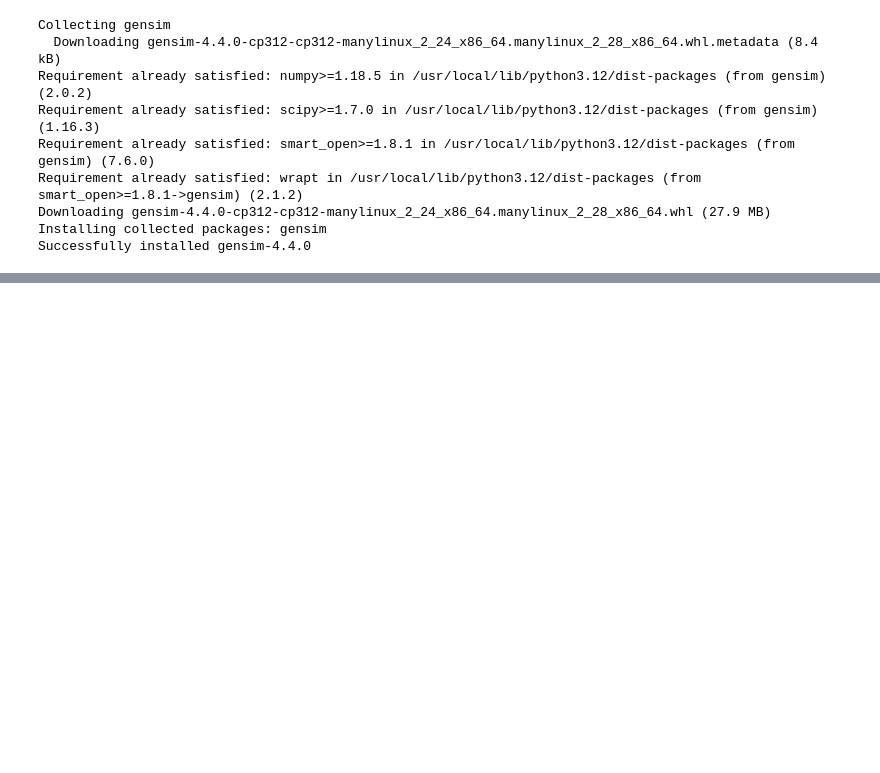
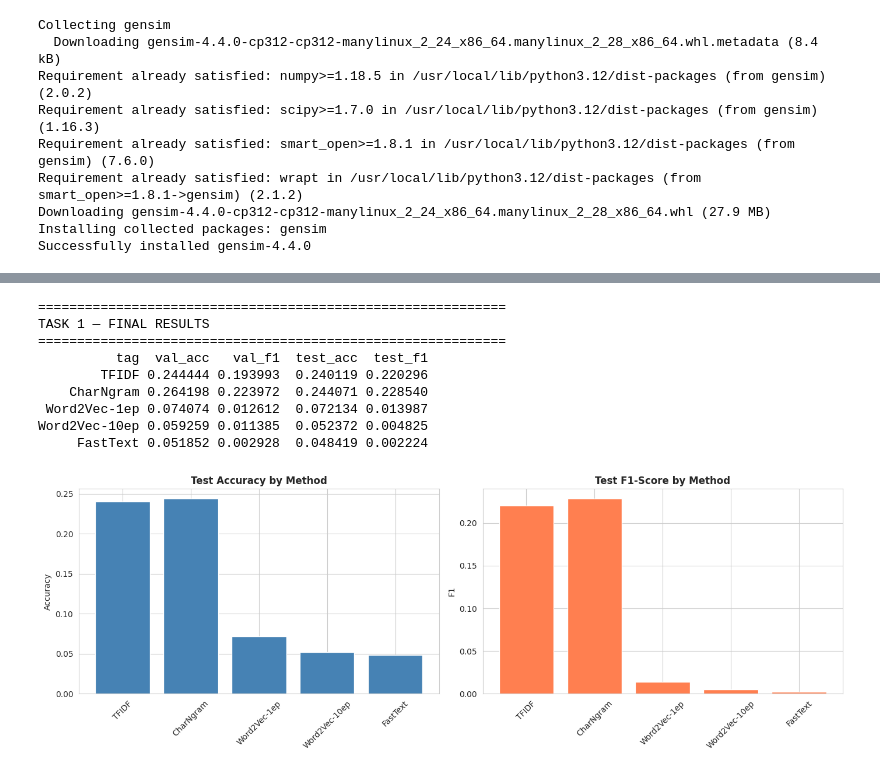
Before and after one commit to belinatom/NALAPROJECT, a Jupyter notebook: nlp_task1.ipynb, the cells around one changed output, grey strips where cells are left out. Saved outputs shown, nothing was run; the diff lists cells and outputs as text; code cells hidden in the pictures; blank space fills up the shorter version.

Commit message:
task1 first commit

```diff
--- a/nlp_task1.ipynb
+++ b/nlp_task1.ipynb
@@ -297,17 +277,18 @@ Visualizing Word2Vec embedding shifts...
 # %%
-print('='*60)
-print('EXPERIMENT 4: FASTTEXT')
-print('='*60)
-
+# Cell 8 — FastText (subword-aware embeddings)
 ft = FastText(sentences=tokens_train, vector_size=100, window=5,
               min_count=2, sg=1, epochs=10, seed=seed, workers=1)
 
-x_tr_ft = vec_for_texts(x_train, ft, tokens_train)
-x_vl_ft = vec_for_texts(x_val,   ft, tokens_val)
-x_te_ft = vec_for_texts(x_test,  ft, tokens_test)
+def doc_vec_ft(tokens, model, dim=100):
+    vecs = [model.wv[w] for w in tokens]
+    return np.mean(vecs, axis=0) if vecs else np.zeros(dim)
 
-results_ft = train_and_evaluate(
+x_tr_ft = np.array([doc_vec_ft(t, ft) for t in tokens_train])
+x_vl_ft = np.array([doc_vec_ft(t, ft) for t in tokens_val])
+x_te_ft = np.array([doc_vec_ft(t, ft) for t in tokens_test])
+
+result_ft = train_and_evaluate(
     x_tr_ft, y_train, x_vl_ft, y_val, x_te_ft, y_test,
-    'FastText', 100, num_classes
+    tag='FastText', input_size=100, num_classes=num_classes, epochs=50
 )
 # %% [output]
@@ -408,0 +303,37 @@ Char-NGrams  0.266667  0.238784  0.214427  0.206837
+# %%
+# Cell 9 — Results summary and visualization
+all_results = [result_tfidf, result_char, result_w2v1, result_w2v10, result_ft]
+
+results_df = pd.DataFrame([
+    {k: v for k, v in r.items() if k not in ('history', 'model_path')}
+    for r in all_results
+])[['tag', 'val_acc', 'val_f1', 'test_acc', 'test_f1']]
+
+print('\n' + '='*60)
+print('TASK 1 — FINAL RESULTS')
+print('='*60)
+print(results_df.to_string(index=False))
+
+results_df.to_csv('/content/task1_results.csv', index=False)
+
+fig, axes = plt.subplots(1, 2, figsize=(14, 5))
+axes[0].bar(results_df['tag'], results_df['test_acc'], color='steelblue')
+axes[0].set_title('Test Accuracy by Method', fontweight='bold')
+axes[0].set_ylabel('Accuracy'); axes[0].tick_params(axis='x', rotation=45)
+axes[1].bar(results_df['tag'], results_df['test_f1'], color='coral')
+axes[1].set_title('Test F1-Score by Method', fontweight='bold')
+axes[1].set_ylabel('F1'); axes[1].tick_params(axis='x', rotation=45)
+plt.tight_layout()
+plt.savefig('/content/task1_results.png', dpi=120, bbox_inches='tight')
+plt.show()
+# %% [output]
+============================================================
+TASK 1 — FINAL RESULTS
+============================================================
+          tag  val_acc   val_f1  test_acc  test_f1
+        TFIDF 0.244444 0.193993  0.240119 0.220296
+    CharNgram 0.264198 0.223972  0.244071 0.228540
+ Word2Vec-1ep 0.074074 0.012612  0.072134 0.013987
+Word2Vec-10ep 0.059259 0.011385  0.052372 0.004825
+     FastText 0.051852 0.002928  0.048419 0.002224
+[figure, added]
```
Also changed, not shown: parts of 20 cells of this notebook.
